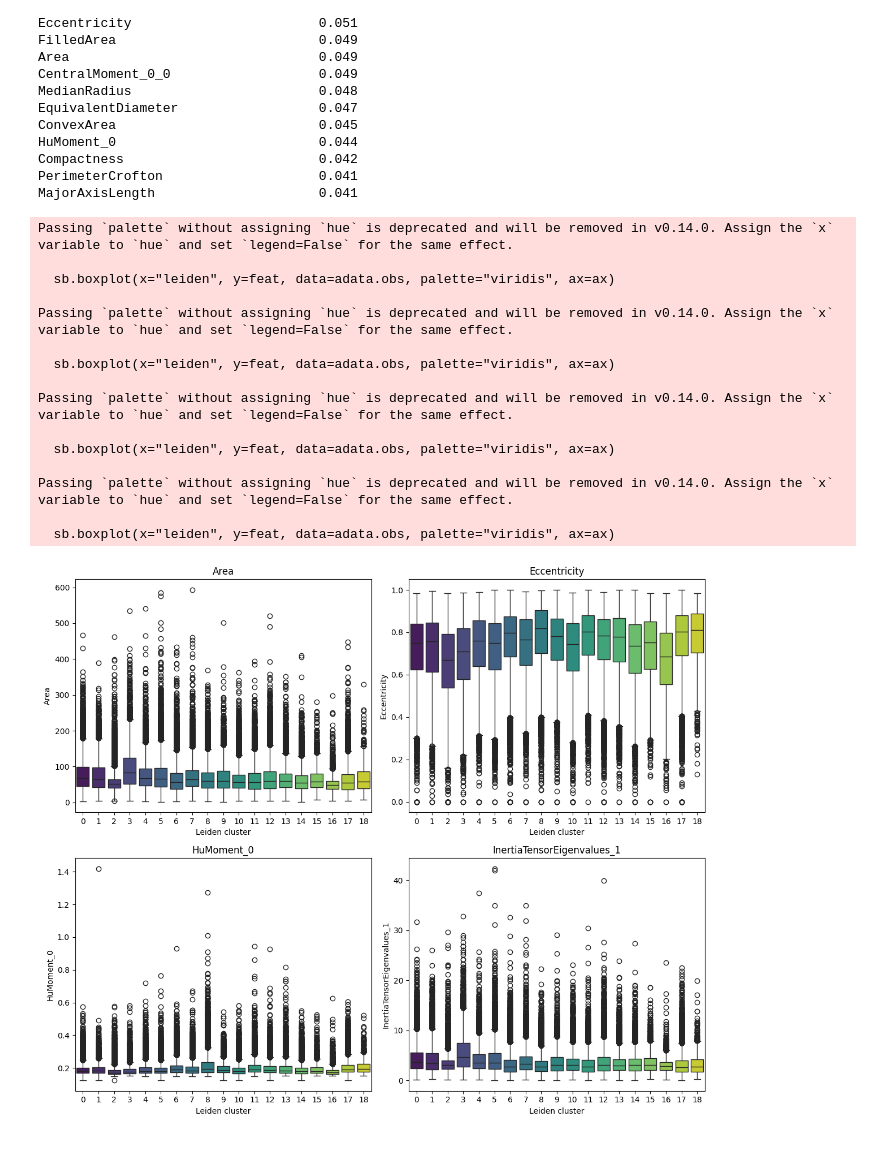
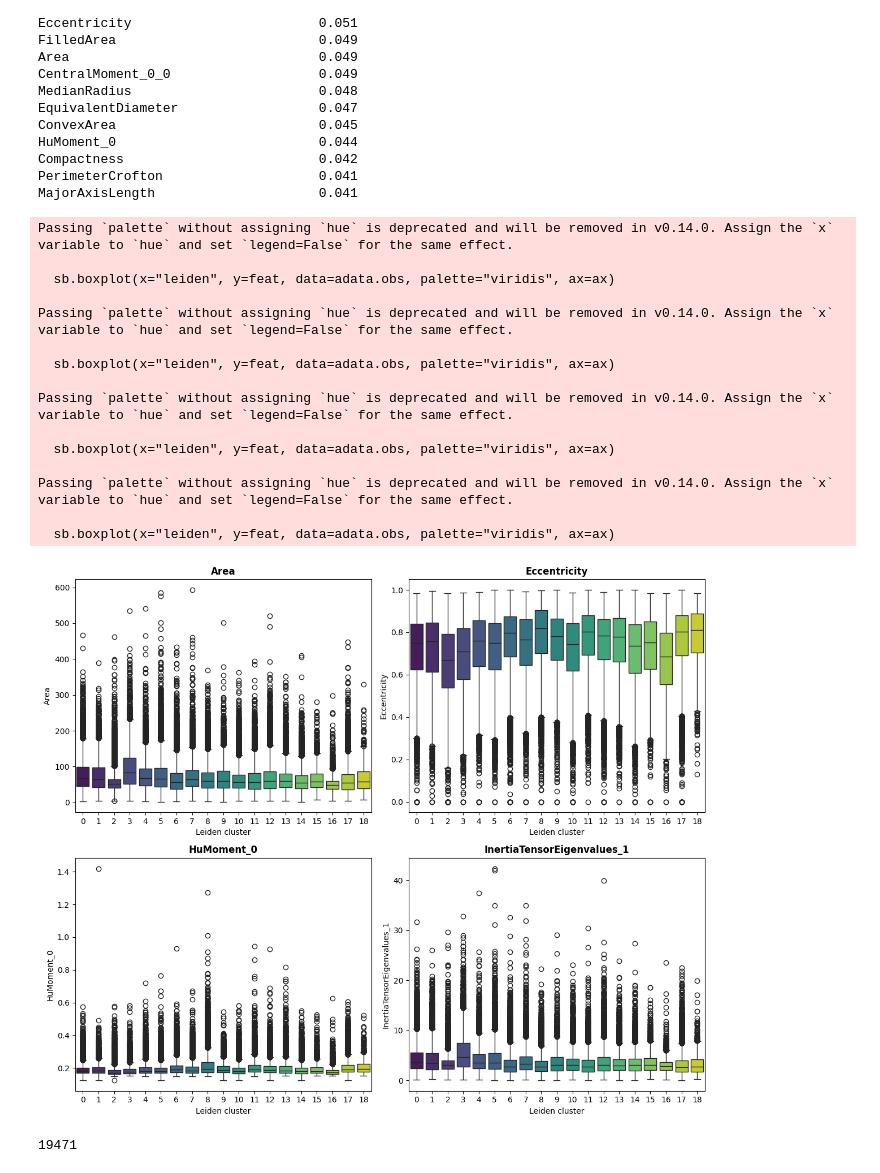
Before and after one commit to hannes-neumann/conditional-flow-matching-seminar, a Jupyter notebook: analyse_dataset.ipynb, the cells around one changed output. Drawn from its saved outputs; the diff is of its cells as text; code cells hidden in the pictures.

```diff
--- a/analyse_dataset.ipynb
+++ b/analyse_dataset.ipynb
@@ -344,28 +344,35 @@ PerimeterCrofton                    0.041
 MajorAxisLength                     0.041
 # %%
 FEATURES_TO_COMPARE = ['Area', 'Eccentricity', 'HuMoment_0', 'InertiaTensorEigenvalues_1']
+import matplotlib.pyplot as plt
 fig, axes = plt.subplots(2, 2, figsize=(12, 10))
 axes = axes.flatten()
 for ax, feat in zip(axes, ["Area", "Eccentricity", "HuMoment_0", "InertiaTensorEigenvalues_1"]):
     sb.boxplot(x="leiden", y=feat, data=adata.obs, palette="viridis", ax=ax)
-    ax.set_title(feat)
+    # ax.set_title(feat, fontsize=16, fontweight="bold")
+    ax.set_title(feat, fontweight="bold")
     ax.set_xlabel("Leiden cluster")
 plt.tight_layout()
 plt.savefig("boxplots_by_cluster.png", dpi=200, bbox_inches="tight")
 # %% [output]
 Passing `palette` without assigning `hue` is deprecated and will be removed in v0.14.0. Assign the `x` variable to `hue` and set `legend=False` for the same effect.
 
   sb.boxplot(x="leiden", y=feat, data=adata.obs, palette="viridis", ax=ax)
 
 Passing `palette` without assigning `hue` is deprecated and will be removed in v0.14.0. Assign the `x` variable to `hue` and set `legend=False` for the same effect.
 
   sb.boxplot(x="leiden", y=feat, data=adata.obs, palette="viridis", ax=ax)
 
 Passing `palette` without assigning `hue` is deprecated and will be removed in v0.14.0. Assign the `x` variable to `hue` and set `legend=False` for the same effect.
 
   sb.boxplot(x="leiden", y=feat, data=adata.obs, palette="viridis", ax=ax)
 
 Passing `palette` without assigning `hue` is deprecated and will be removed in v0.14.0. Assign the `x` variable to `hue` and set `legend=False` for the same effect.
 
   sb.boxplot(x="leiden", y=feat, data=adata.obs, palette="viridis", ax=ax)
-[figure, old version]
+[figure, new version]
+# %%
+adata = sc.read_h5ad("data/whole_dataset_test.h5ad")
+len(adata)
+# %% [output]
+19471
```
Also changed, not shown: parts of 1 cell of this notebook, 8 other files.
